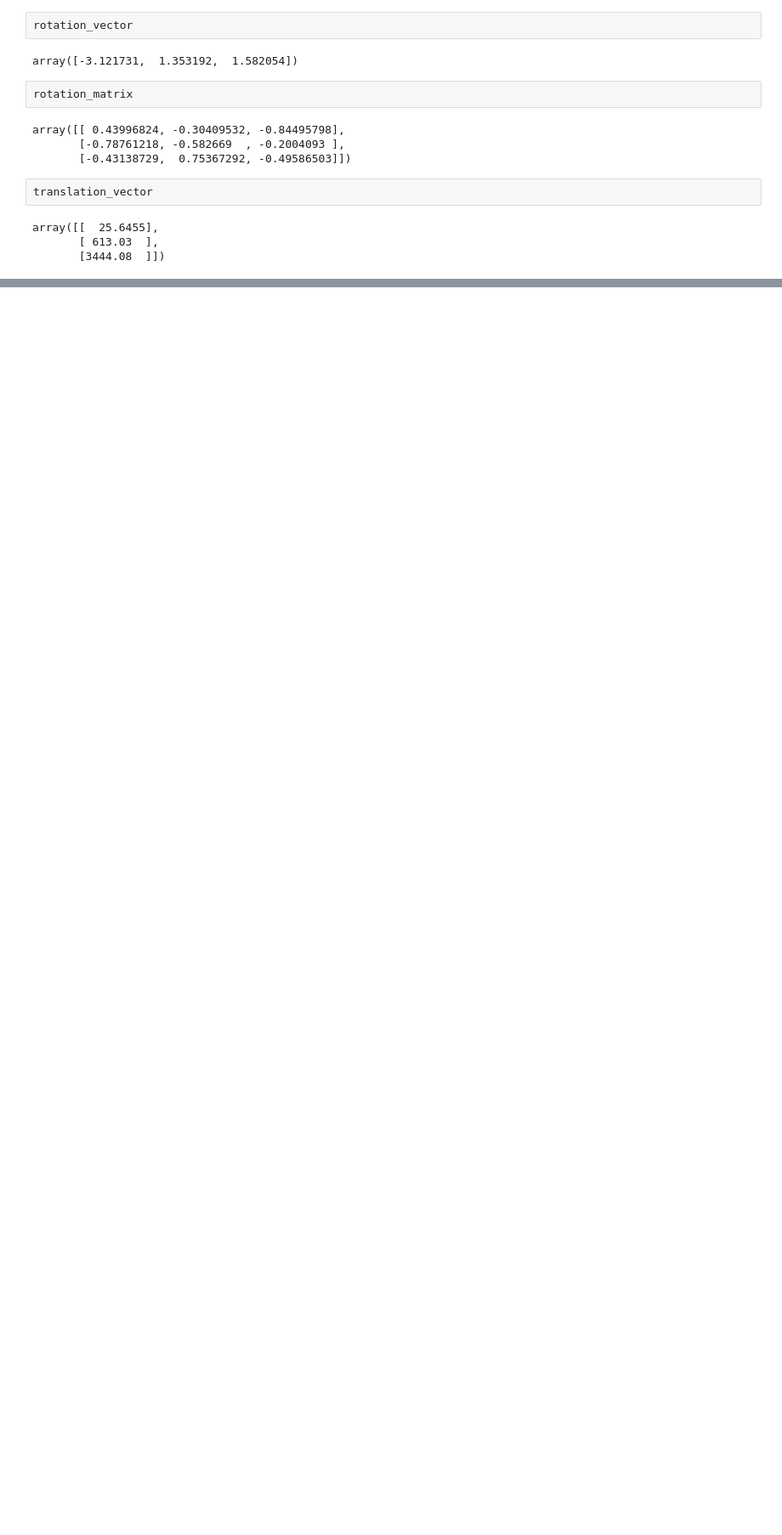
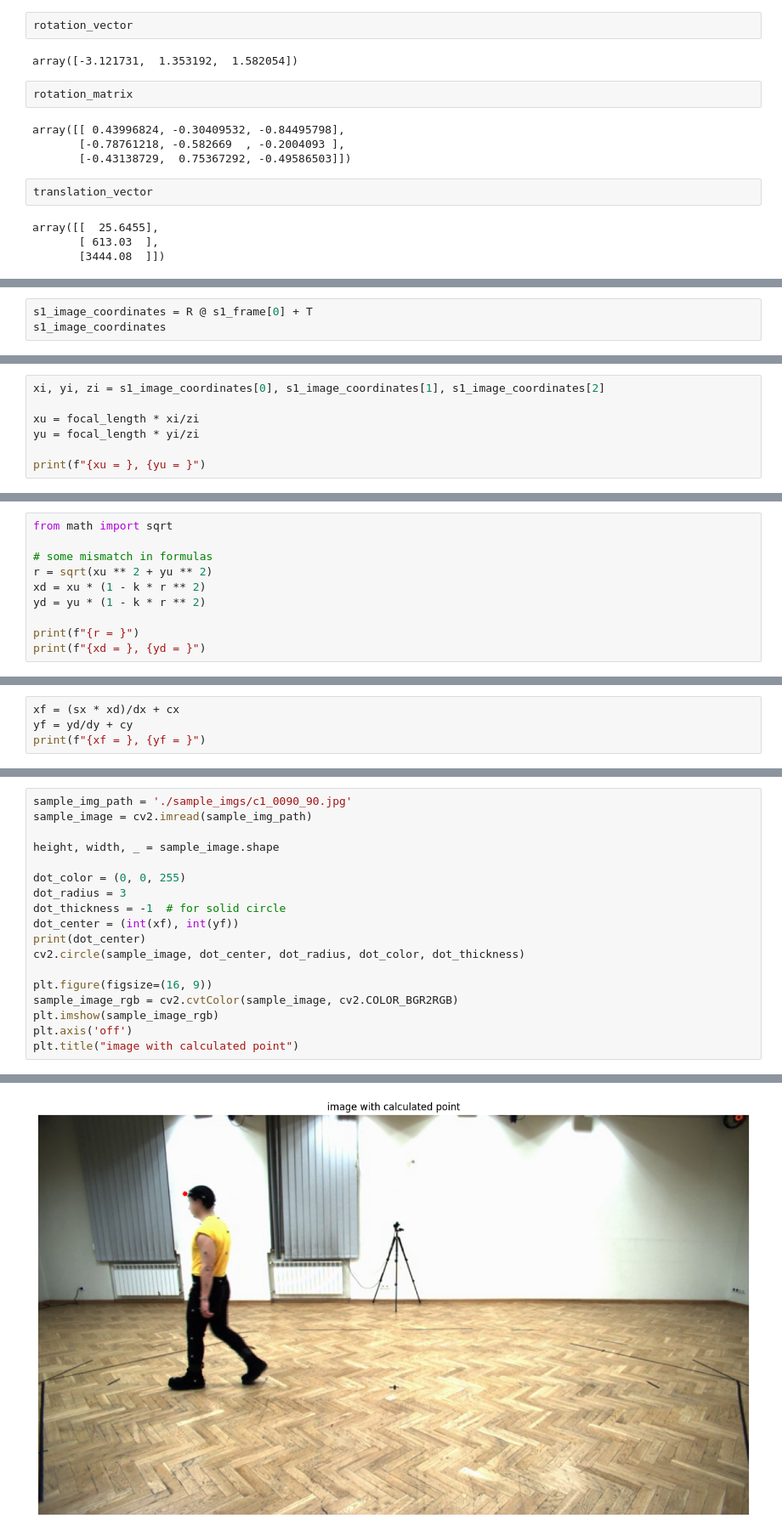
Before and after one commit to mklimek001/gait-features-identification, a Jupyter notebook: tsai_calibration.ipynb, the cells around one changed output, grey strips where cells are left out. Shown at 85% size. Cells and saved outputs as stored; diff of their text form; blank space fills up the shorter version.

Commit message:
tsai camera calibration algorithm usage updated for single point

```diff
--- a/tsai_calibration.ipynb
+++ b/tsai_calibration.ipynb
@@ -117,0 +230,3 @@ show_images(image, undistorted_image)
+# %%
+s1_image_coordinates = R @ s1_frame[0] + T
+s1_image_coordinates
@@ -117,0 +240,7 @@ show_images(image, undistorted_image)
+# %%
+xi, yi, zi = s1_image_coordinates[0], s1_image_coordinates[1], s1_image_coordinates[2]
+
+xu = focal_length * xi/zi
+yu = focal_length * yi/zi
+
+print(f"{xu = }, {yu = }")
@@ -117,0 +249,10 @@ show_images(image, undistorted_image)
+# %%
+from math import sqrt
+
+# some mismatch in formulas
+r = sqrt(xu ** 2 + yu ** 2)
+xd = xu * (1 - k * r ** 2)
+yd = yu * (1 - k * r ** 2)
+
+print(f"{r = }")
+print(f"{xd = }, {yd = }")
@@ -117,0 +262,4 @@ show_images(image, undistorted_image)
+# %%
+xf = (sx * xd)/dx + cx
+yf = yd/dy + cy
+print(f"{xf = }, {yf = }")
@@ -117,0 +268,19 @@ show_images(image, undistorted_image)
+# %%
+sample_img_path = './sample_imgs/c1_0090_90.jpg'
+sample_image = cv2.imread(sample_img_path)
+
+height, width, _ = sample_image.shape
+
+dot_color = (0, 0, 255)
+dot_radius = 3
+dot_thickness = -1  # for solid circle
+dot_center = (int(xf), int(yf))
+print(dot_center)
+cv2.circle(sample_image, dot_center, dot_radius, dot_color, dot_thickness)
+
+plt.figure(figsize=(16, 9))
+sample_image_rgb = cv2.cvtColor(sample_image, cv2.COLOR_BGR2RGB)
+plt.imshow(sample_image_rgb)
+plt.axis('off')
+plt.title("image with calculated point")
+# %% [output]
@@ -117,0 +289 @@ show_images(image, undistorted_image)
+[figure, added]
```
Also changed, not shown: parts of 21 cells of this notebook, 2 other files.
